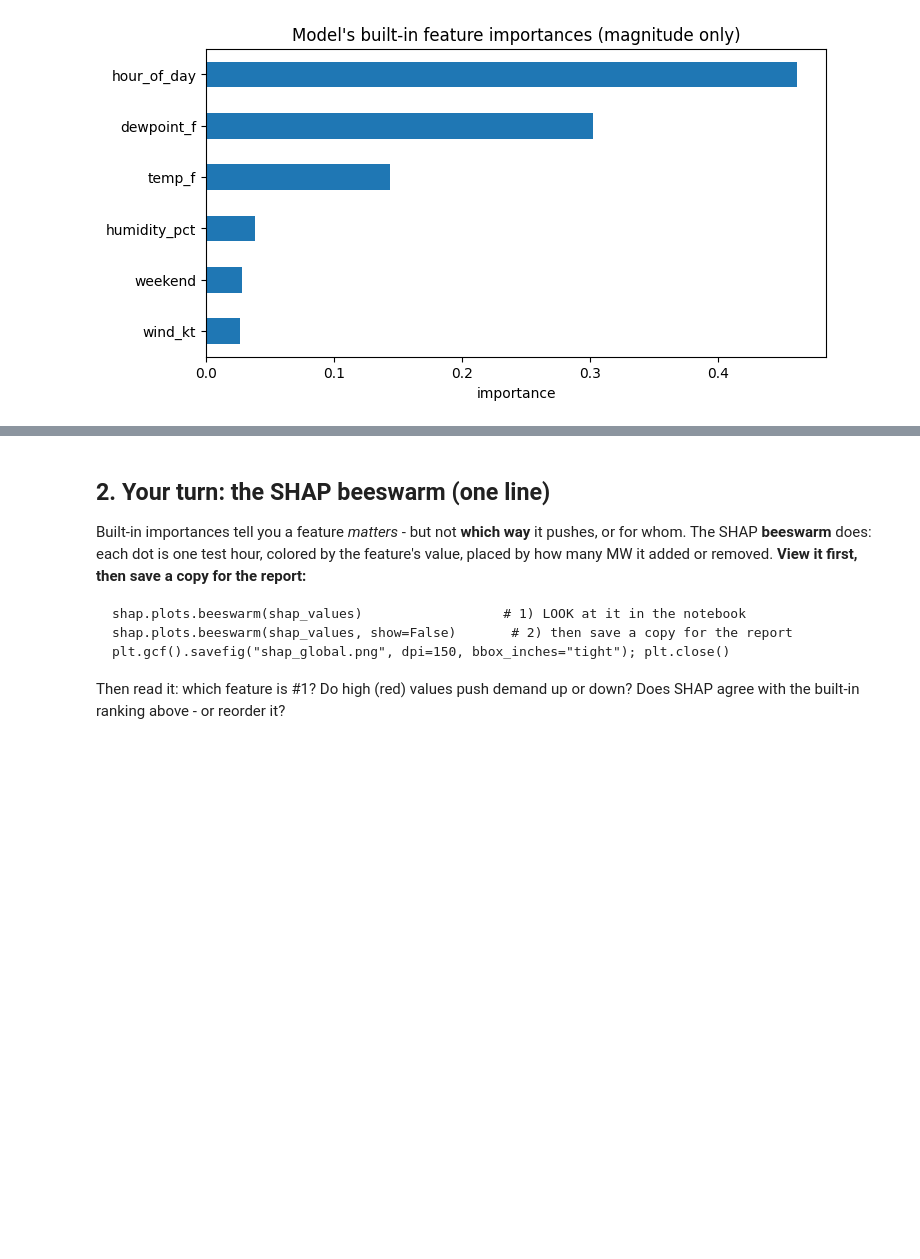
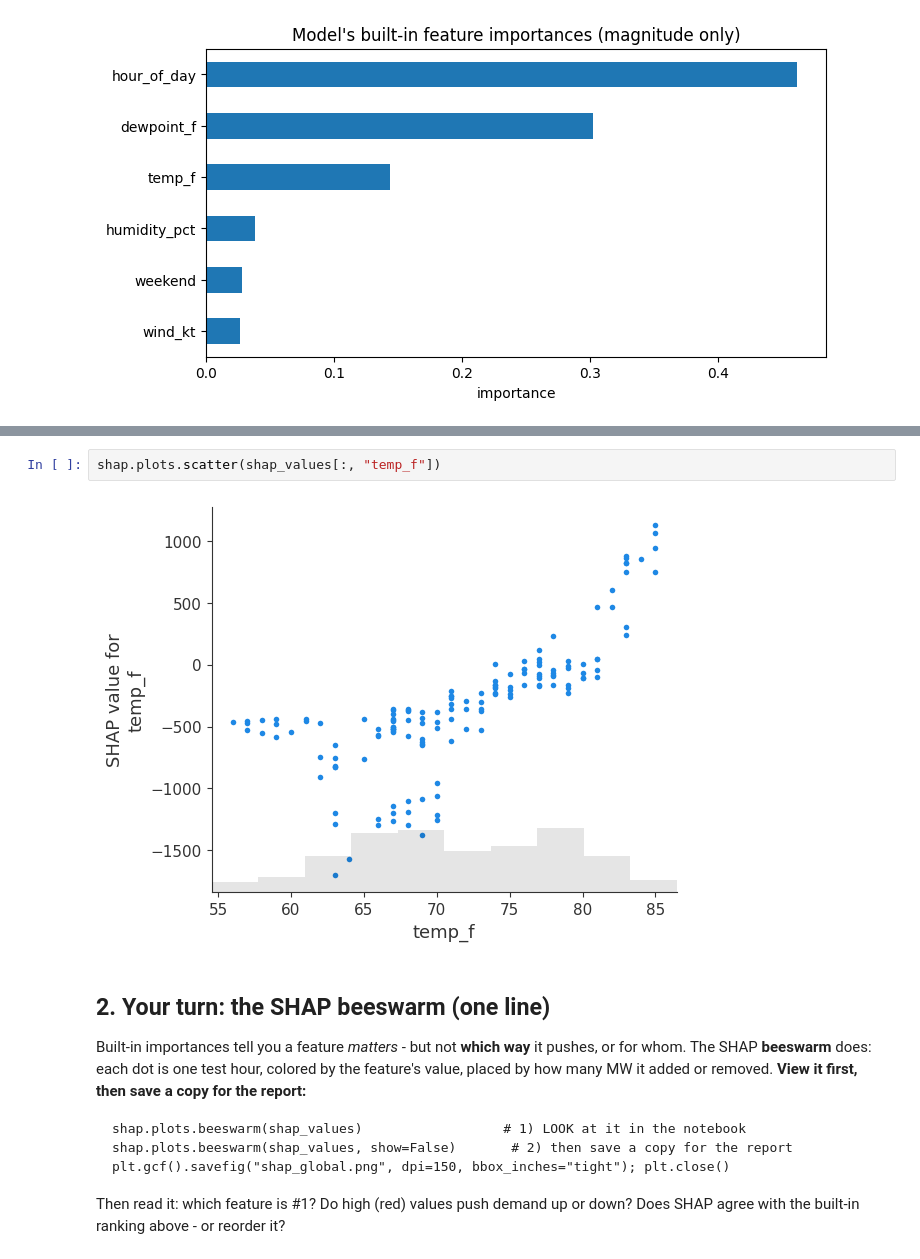
Before and after one commit to UdayAnalyst/opim5512-lab2-cpw25002-yah25002, a Jupyter notebook: notebooks/Lab2_A_Global_SHAP.ipynb, the cells around one changed output, grey strips where cells are left out. Saved outputs shown, nothing was run; the diff lists cells and outputs as text; blank space fills up the shorter version.

```diff
--- a/notebooks/Lab2_A_Global_SHAP.ipynb
+++ b/notebooks/Lab2_A_Global_SHAP.ipynb
@@ -81,3 +85,7 @@ saved importances_builtin.png
+# %%
+shap.plots.scatter(shap_values[:, "temp_f"])
+# %% [output]
+[figure, added]
 # %% [markdown]
 ## 2. Your turn: the SHAP beeswarm (one line)
 
```
Also changed, not shown: parts of 1 cell of this notebook.
